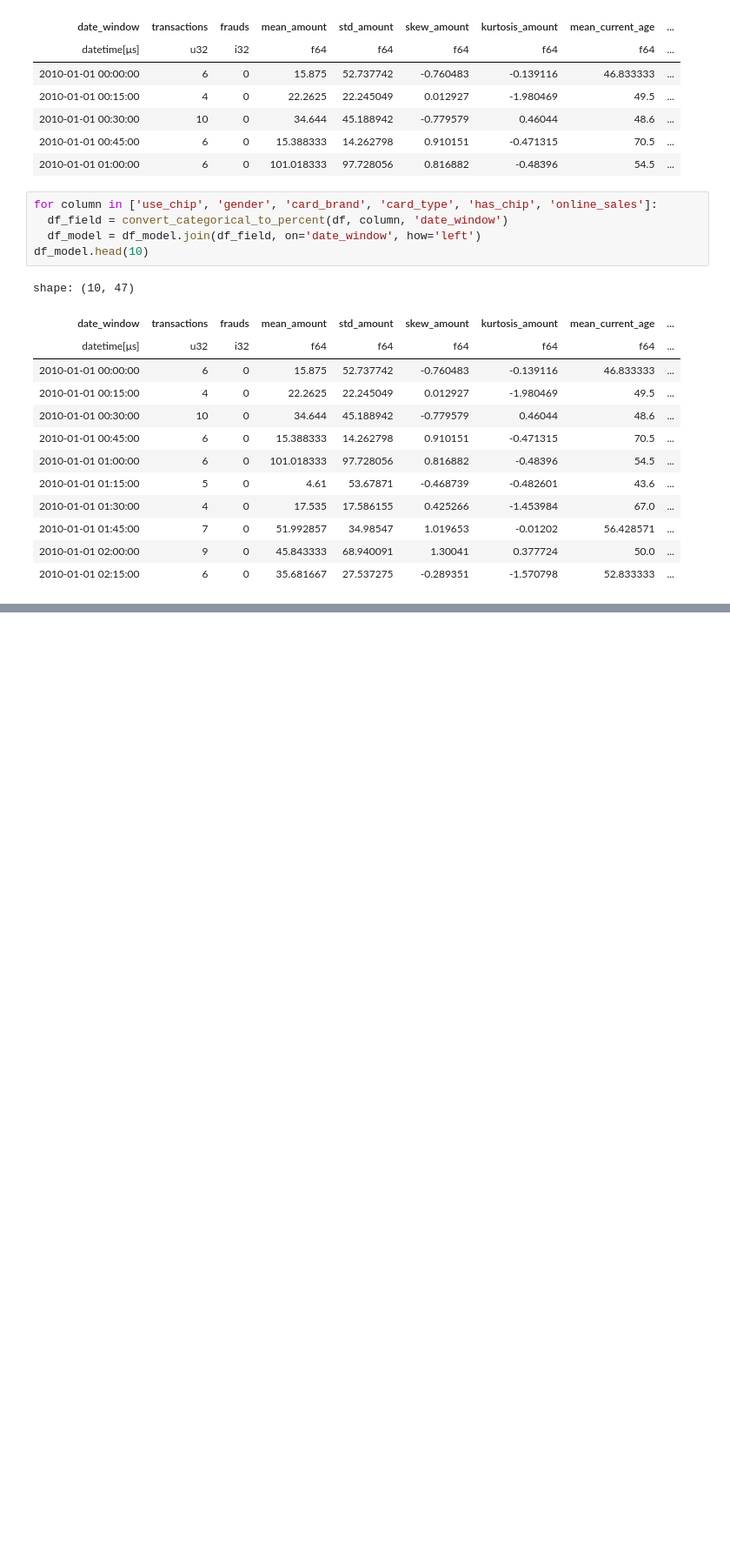
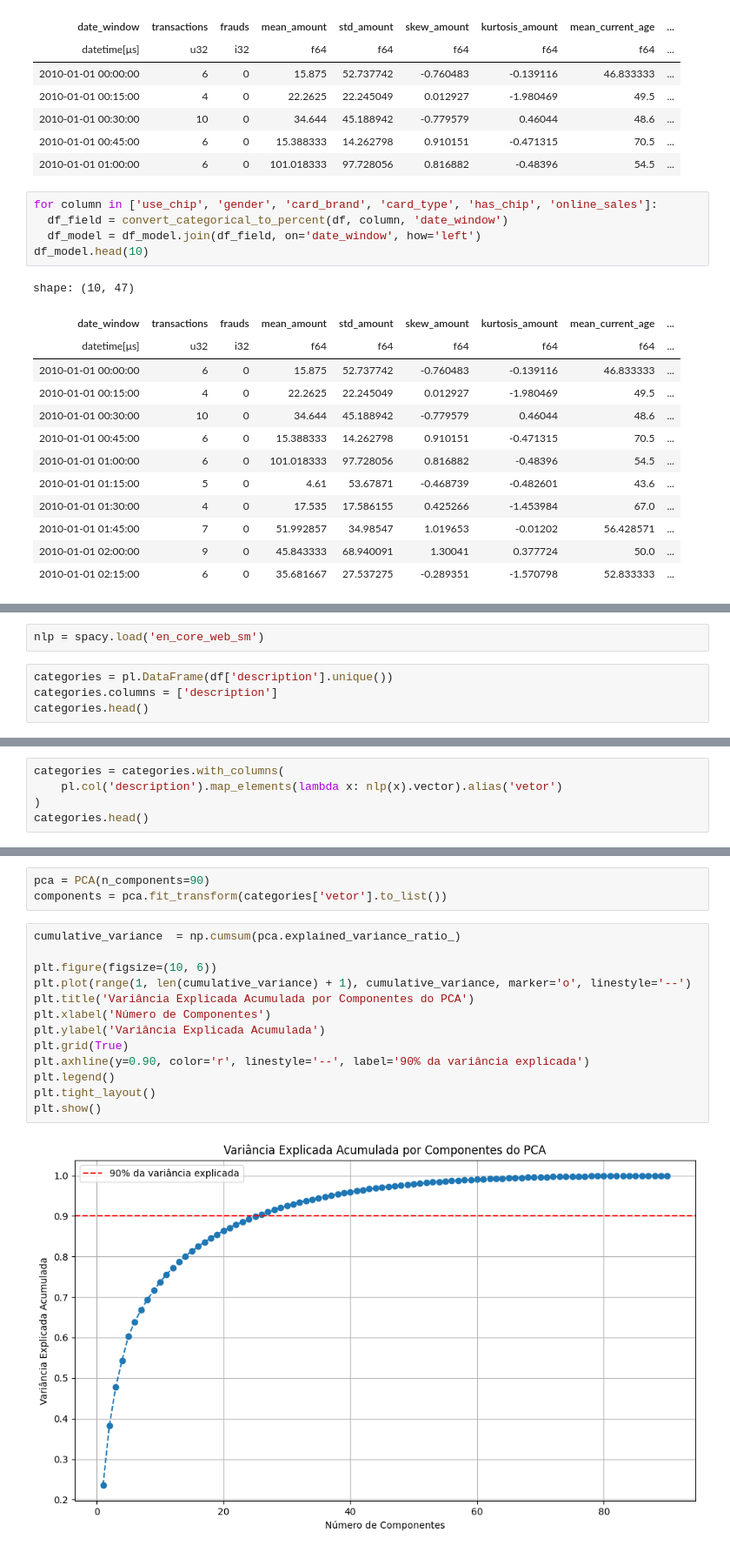
Before and after one commit to Angelicogfa/tcc_mba_datascience_analytics_usp_esalq, a Jupyter notebook: 03-modelagem_dados.ipynb, the cells around one changed output, grey strips where cells are left out. Shown at 87% size. Drawn from its saved outputs; the diff is of its cells as text; blank space fills up the shorter version.

```diff
--- a/03-modelagem_dados.ipynb
+++ b/03-modelagem_dados.ipynb
@@ -230,0 +243,6 @@ df.group_by("description").agg([
+# %%
+nlp = spacy.load('en_core_web_sm')
+# %%
+categories = pl.DataFrame(df['description'].unique())
+categories.columns = ['description']
+categories.head()
@@ -230,0 +258,5 @@ df.group_by("description").agg([
+# %%
+categories = categories.with_columns(
+    pl.col('description').map_elements(lambda x: nlp(x).vector).alias('vetor')
+)
+categories.head()
@@ -230,0 +315,18 @@ df.group_by("description").agg([
+# %%
+pca = PCA(n_components=90)
+components = pca.fit_transform(categories['vetor'].to_list())
+# %%
+cumulative_variance  = np.cumsum(pca.explained_variance_ratio_)
+
+plt.figure(figsize=(10, 6))
+plt.plot(range(1, len(cumulative_variance) + 1), cumulative_variance, marker='o', linestyle='--')
+plt.title('Variância Explicada Acumulada por Componentes do PCA')
+plt.xlabel('Número de Componentes')
+plt.ylabel('Variância Explicada Acumulada')
+plt.grid(True)
+plt.axhline(y=0.90, color='r', linestyle='--', label='90% da variância explicada')
+plt.legend()
+plt.tight_layout()
+plt.show()
+# %% [output]
+[figure, added]
```
Also changed, not shown: parts of 21 cells of this notebook.
